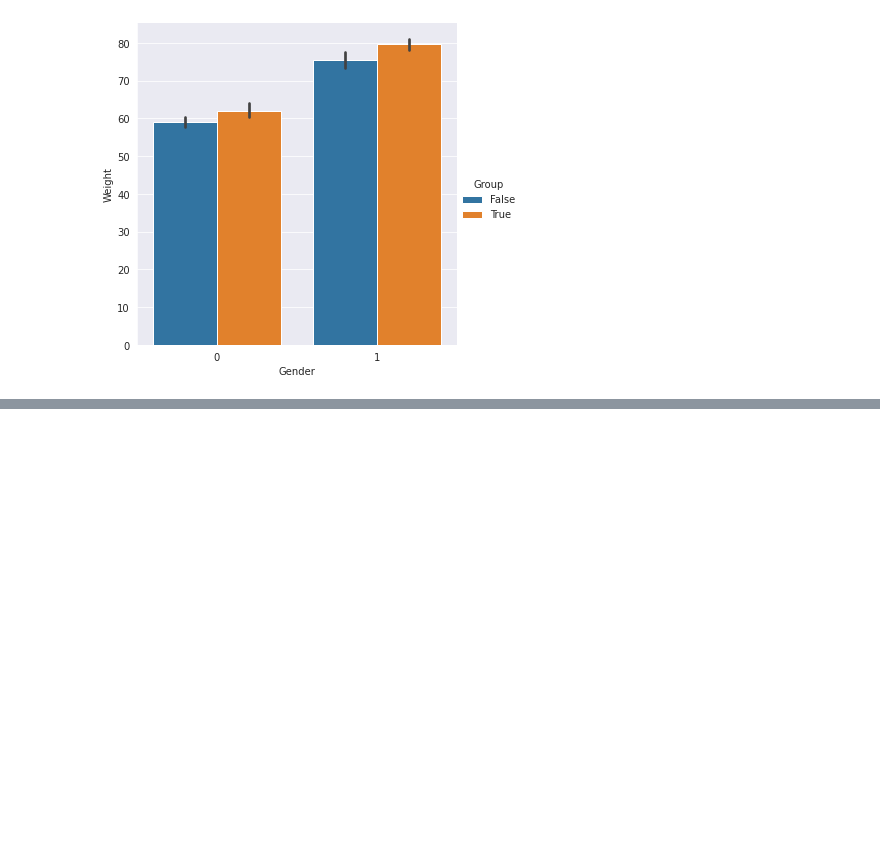
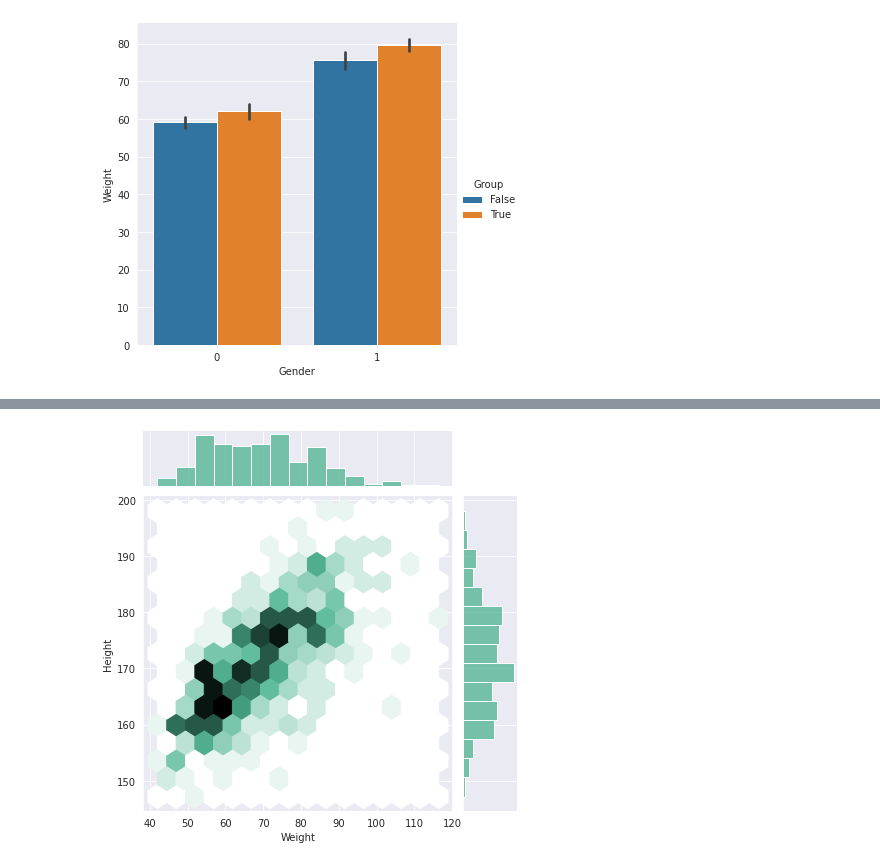
Before and after one commit to dvanderelst-classes/python-class, a Jupyter notebook: 15_Seaborn/Seaborn.ipynb, the cells around one changed output, grey strips where cells are left out. Saved outputs shown, nothing was run; the diff lists cells and outputs as text; code cells hidden in the pictures; blank space fills up the shorter version.

```diff
--- a/15_Seaborn/Seaborn.ipynb
+++ b/15_Seaborn/Seaborn.ipynb
@@ -104,0 +111,4 @@ seaborn.catplot(x='Gender', y='Weight',hue='Group', data=data, kind='bar');
+# %%
+seaborn.jointplot(x='Weight', y='Height', kind="hex", color="#4CB391", data=data_frame);
+# %% [output]
+[figure, added]
```
Also changed, not shown: parts of 13 cells of this notebook, 1 other file.
